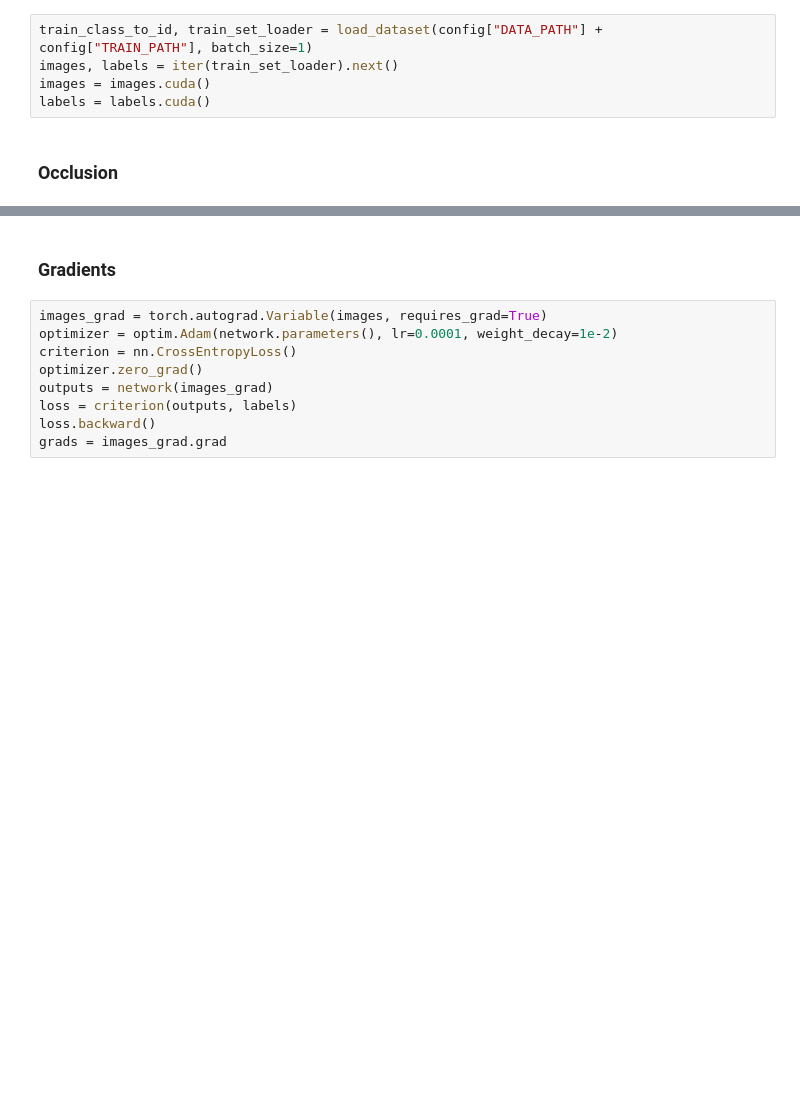
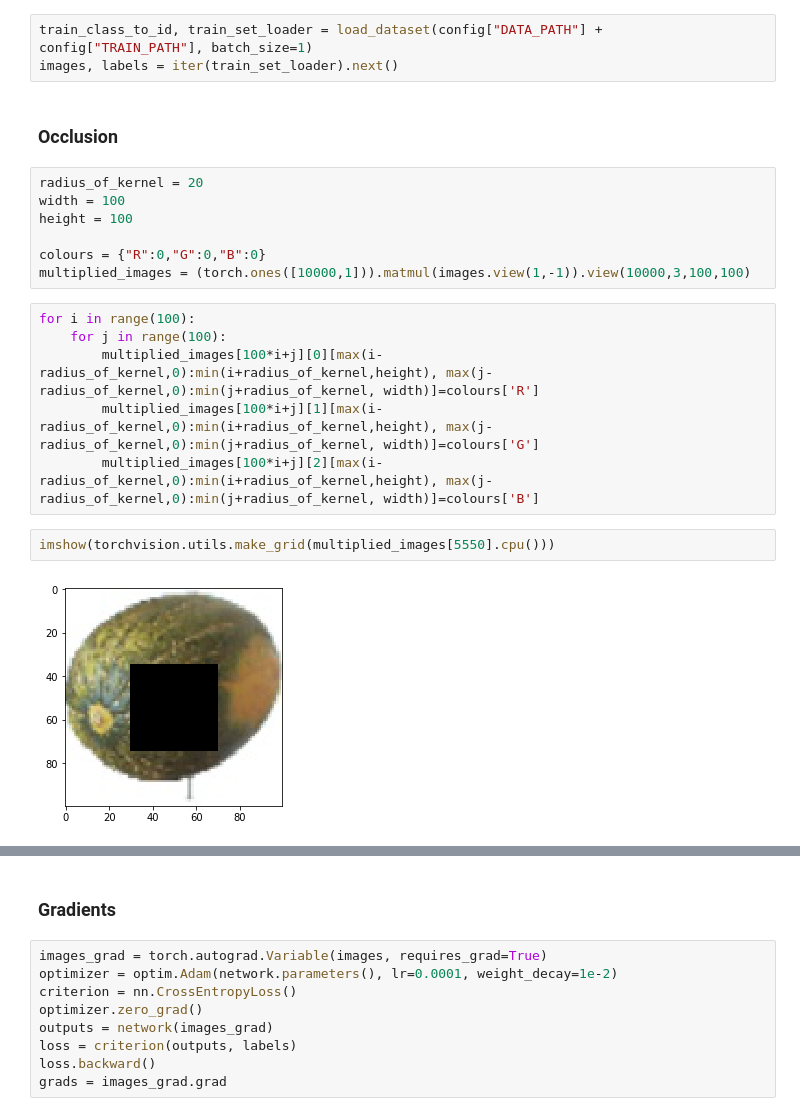
Before and after one commit to mkfilipiuk/DNN_assignment_1, a Jupyter notebook: mf385423_assignment_1.ipynb, the cells around one changed output, grey strips where cells are left out. Saved outputs shown, nothing was run; the diff lists cells and outputs as text; blank space fills up the shorter version.

```diff
--- a/mf385423_assignment_1.ipynb
+++ b/mf385423_assignment_1.ipynb
@@ -59,7 +50,22 @@ Finished Training
 # %%
 train_class_to_id, train_set_loader = load_dataset(config["DATA_PATH"] + config["TRAIN_PATH"], batch_size=1)
 images, labels = iter(train_set_loader).next()
-images = images.cuda()
-labels = labels.cuda()
 # %% [markdown]
 ### Occlusion
+# %%
+radius_of_kernel = 20
+width = 100
+height = 100
+
+colours = {"R":0,"G":0,"B":0}
+multiplied_images = (torch.ones([10000,1])).matmul(images.view(1,-1)).view(10000,3,100,100)
+# %%
+for i in range(100):
+    for j in range(100):
+        multiplied_images[100*i+j][0][max(i-radius_of_kernel,0):min(i+radius_of_kernel,height), max(j-radius_of_kernel,0):min(j+radius_of_kernel, width)]=colours['R']
+        multiplied_images[100*i+j][1][max(i-radius_of_kernel,0):min(i+radius_of_kernel,height), max(j-radius_of_kernel,0):min(j+radius_of_kernel, width)]=colours['G']
+        multiplied_images[100*i+j][2][max(i-radius_of_kernel,0):min(i+radius_of_kernel,height), max(j-radius_of_kernel,0):min(j+radius_of_kernel, width)]=colours['B']
+# %%
+imshow(torchvision.utils.make_grid(multiplied_images[5550].cpu()))
+# %% [output]
+[figure, added]
```
Also changed, not shown: parts of 7 cells of this notebook, 2 other files.
